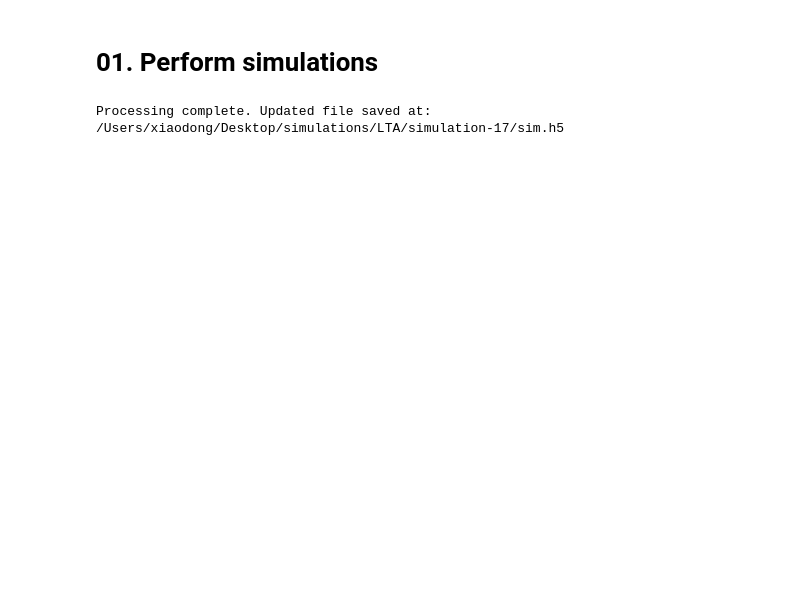
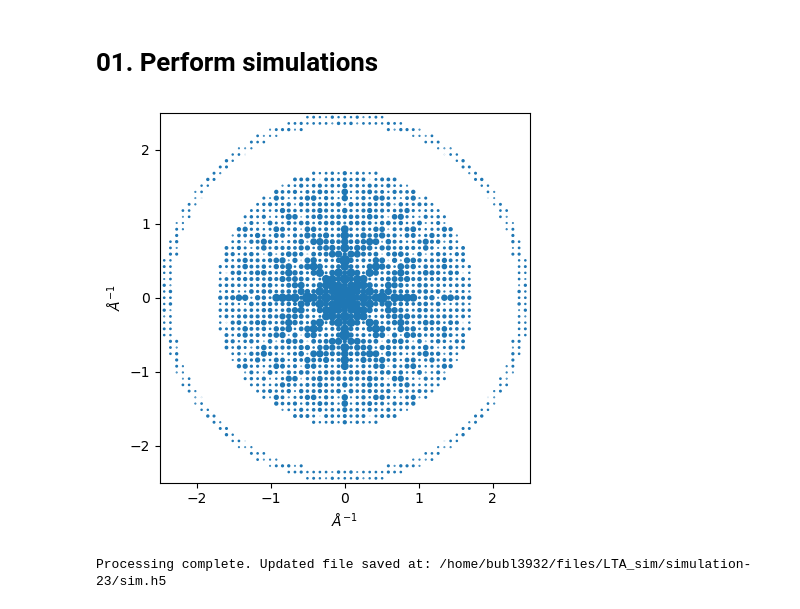
Before and after one commit to bstrb/simSSED, a Jupyter notebook: notebooks/simulate_from_cif_get_UB.ipynb, the cells around one changed output. Cells and saved outputs as stored; diff of their text form; code cells hidden in the pictures; blank space fills up the shorter version.

```diff
--- a/notebooks/simulate_from_cif_get_UB.ipynb
+++ b/notebooks/simulate_from_cif_get_UB.ipynb
@@ -3,28 +3,33 @@
 # %%
 from orix.crystal_map import Phase
 from orix.sampling import get_sample_reduced_fundamental
 from diffsims.generators.simulation_generator import SimulationGenerator
 
-cif_file = "/Users/xiaodong/Desktop/simulations/LTA/7108314.cif"
+# cif_file = "/Users/xiaodong/Desktop/simulations/LTA/7108314.cif"
+cif_file = "/home/bubl3932/files/LTA_sim/7108314.cif"
 
 phase = Phase.from_cif(cif_file)
 
 # Sample orientations in the symmetry-reduced zone (resolution in degrees)
 orientations = get_sample_reduced_fundamental(resolution=1, point_group=phase.point_group)
 
 # Initialize the simulation generator (e.g., setting the accelerating voltage)
 generator = SimulationGenerator(accelerating_voltage = 300, approximate_precession = False)
 # Calculate 2D diffraction simulations using the provided phase and orientations
 simulations = generator.calculate_diffraction2d(
     phase = phase,
     rotation = orientations,
-    reciprocal_radius = 1/0.6,  # 1/Å (i.e. Å⁻¹)
+    reciprocal_radius = 1/0.4,  # 1/Å (i.e. Å⁻¹)
     with_direct_beam = False,   # Include the direct beam
     max_excitation_error = 0.03, #0.0005
-    shape_factor_width = None,
+    shape_factor_width = 1,
     debye_waller_factors = None,
     show_progressbar = True
 )
+
+simulations.plot();
+# %% [output]
+[figure, added]
 # %%
 import os
 from tqdm import tqdm
@@ -38,8 +43,8 @@ cell = (11.87250, 11.87250, 11.87250, 90, 90, 90)
 B = compute_B(cell)
 
 # Specify the input HDF5 file
-# input_filename = "/home/bubl3932/files/UOX_sim/523_empty_backgrounds.h5"
-input_filename = "/Users/xiaodong/Desktop/simulations/LTA/1081_empty_backgrounds.h5"
+input_filename = "/home/bubl3932/files/LTA_sim/1081_empty_backgrounds.h5"
+# input_filename = "/Users/xiaodong/Desktop/simulations/LTA/1081_empty_backgrounds.h5"
 
 base_dir = os.path.dirname(input_filename)
 
@@ -69,7 +74,7 @@ with h5py.File(output_filename, "r+") as data:
             direct_beam_position=beam_pos,
             in_plane_angle=180,
             sigma=1,
-            calibration=0.0028,
+            calibration=0.002844,
             fast=False,
             normalize=True,
             fast_clip_threshold=1
@@ -93,4 +98,4 @@ with open(output_sol, "w") as sol_file:
         line = " ".join(f"{num:+.7f}" for num in matrix.flatten())
         sol_file.write(f"{output_filename} //{i} " + line + " 0.000 0.000 cP\n")
 # %% [output]
-Processing complete. Updated file saved at: /Users/xiaodong/Desktop/simulations/LTA/simulation-17/sim.h5
+Processing complete. Updated file saved at: /home/bubl3932/files/LTA_sim/simulation-23/sim.h5
```
Also changed, not shown: 4 other files.
